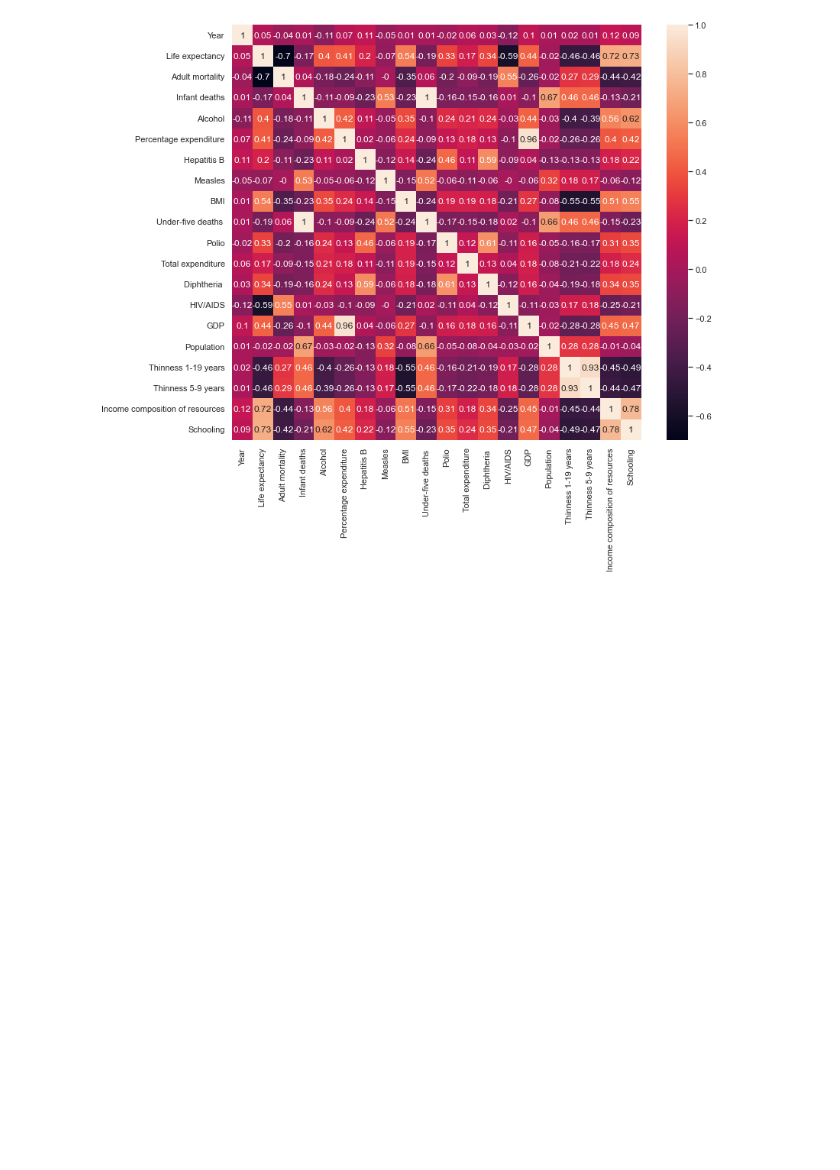
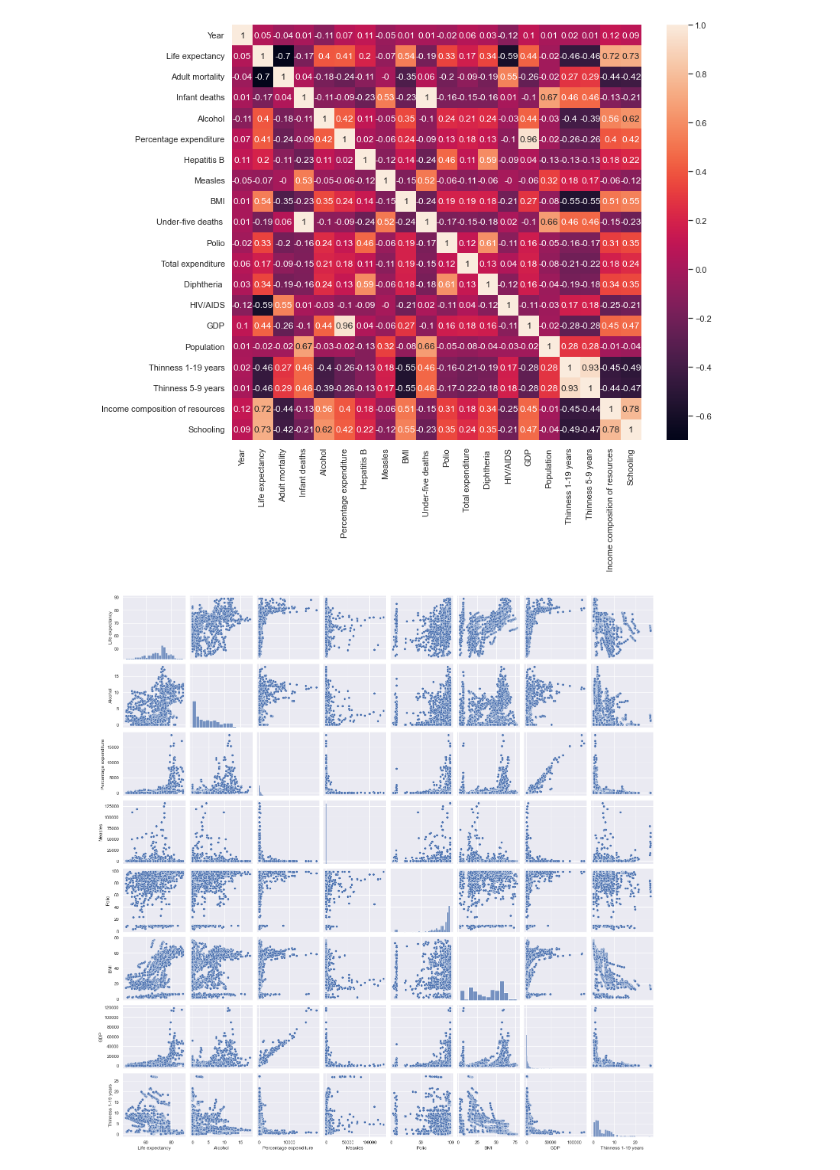
Before and after one commit to soeunida/-, a Jupyter notebook: Untitled-1.ipynb, the cells around one changed output. Cells and saved outputs as stored; diff of their text form; code cells hidden in the pictures; blank space fills up the shorter version.

```diff
--- a/Untitled-1.ipynb
+++ b/Untitled-1.ipynb
@@ -161,3 +161,8 @@ sns.heatmap(data=correlation_matrix, annot=True)
 plt.show()
 # %% [output]
 [figure]
+# %%
+sns.pairplot(life[['Life expectancy', 'Alcohol', 'Percentage expenditure', 'Measles', 'Polio', 'BMI', 'GDP', 'Thinness 1-19 years']])
+plt.show()
+# %% [output]
+[figure, added]
```
Also changed, not shown: parts of 12 cells of this notebook.
